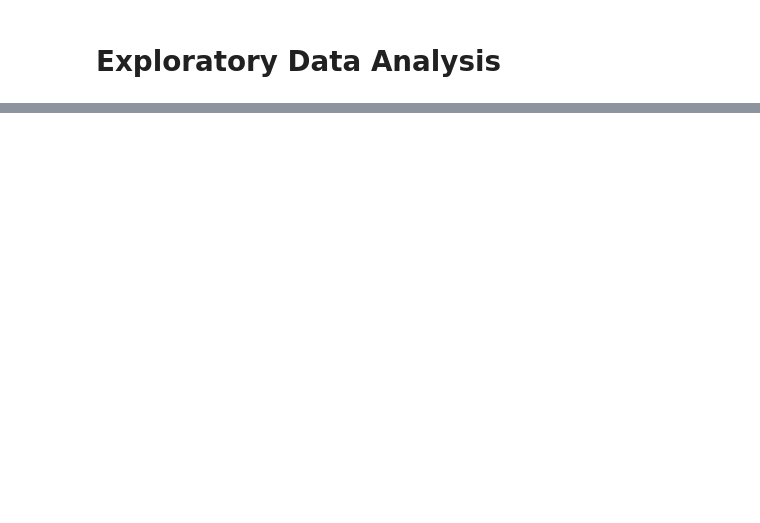
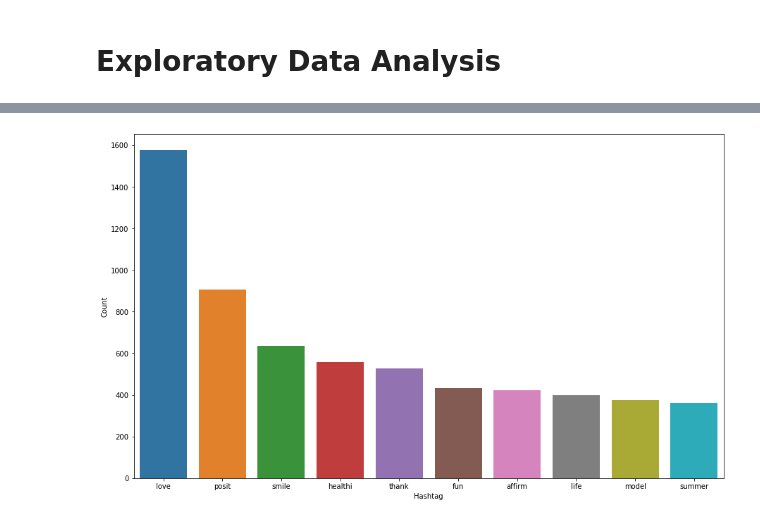
Before and after one commit to DS-Popeye/Twitter_Sentiment_Analysis-NLP, a Jupyter notebook: Twitter_Sentimental_Analysis.ipynb, the cells around one changed output, grey strips where cells are left out. Drawn from its saved outputs; the diff is of its cells as text; code cells hidden in the pictures; blank space fills up the shorter version.

```diff
--- a/Twitter_Sentimental_Analysis.ipynb
+++ b/Twitter_Sentimental_Analysis.ipynb
@@ -185,0 +159,15 @@ SyntaxError: invalid syntax (<ipython-input-11-3893021b243c>, line 1)
+# %%
+# extracting the hashing
+def hashtag_extract(tweet):
+    hashtags = []
+    # loop words in the tweet
+    for word in tweet:
+        ht = re.findall(r"#(\w+)",word)
+        hashtags.append(ht)
+    return hashtags
+# %%
+#extract hashtags from non recist/sexiest tweet
+ht_possitive = hashtag_extract(twitter_dataset['clean_tweet'][twitter_dataset['label']==0])
+
+#extract hashtags from recist/sexiest tweet
+ht_negative = hashtag_extract(twitter_dataset['clean_tweet'][twitter_dataset['label']==1])
@@ -185,0 +198,4 @@ SyntaxError: invalid syntax (<ipython-input-11-3893021b243c>, line 1)
+# %%
+# unnest list
+ht_negative = sum(ht_negative, [])
+ht_possitive = sum(ht_possitive, [])
@@ -185,0 +206,5 @@ SyntaxError: invalid syntax (<ipython-input-11-3893021b243c>, line 1)
+# %%
+freq = nltk.FreqDist(ht_possitive)
+d_possitive = pd.DataFrame({"Hashtag": list(freq.keys()),
+                 "Count": list(freq.values())})
+d_possitive.head()
@@ -185,0 +218,8 @@ SyntaxError: invalid syntax (<ipython-input-11-3893021b243c>, line 1)
+# %%
+#select top 10 hashtags
+d_possitive = d_possitive.nlargest(columns="Count",n = 10)
+plt.figure(figsize=(15,9))
+sns.barplot(data=d_possitive,x="Hashtag",y = "Count")
+plt.show()
+# %% [output]
+[figure, added]
```
Also changed, not shown: parts of 14 cells of this notebook.
